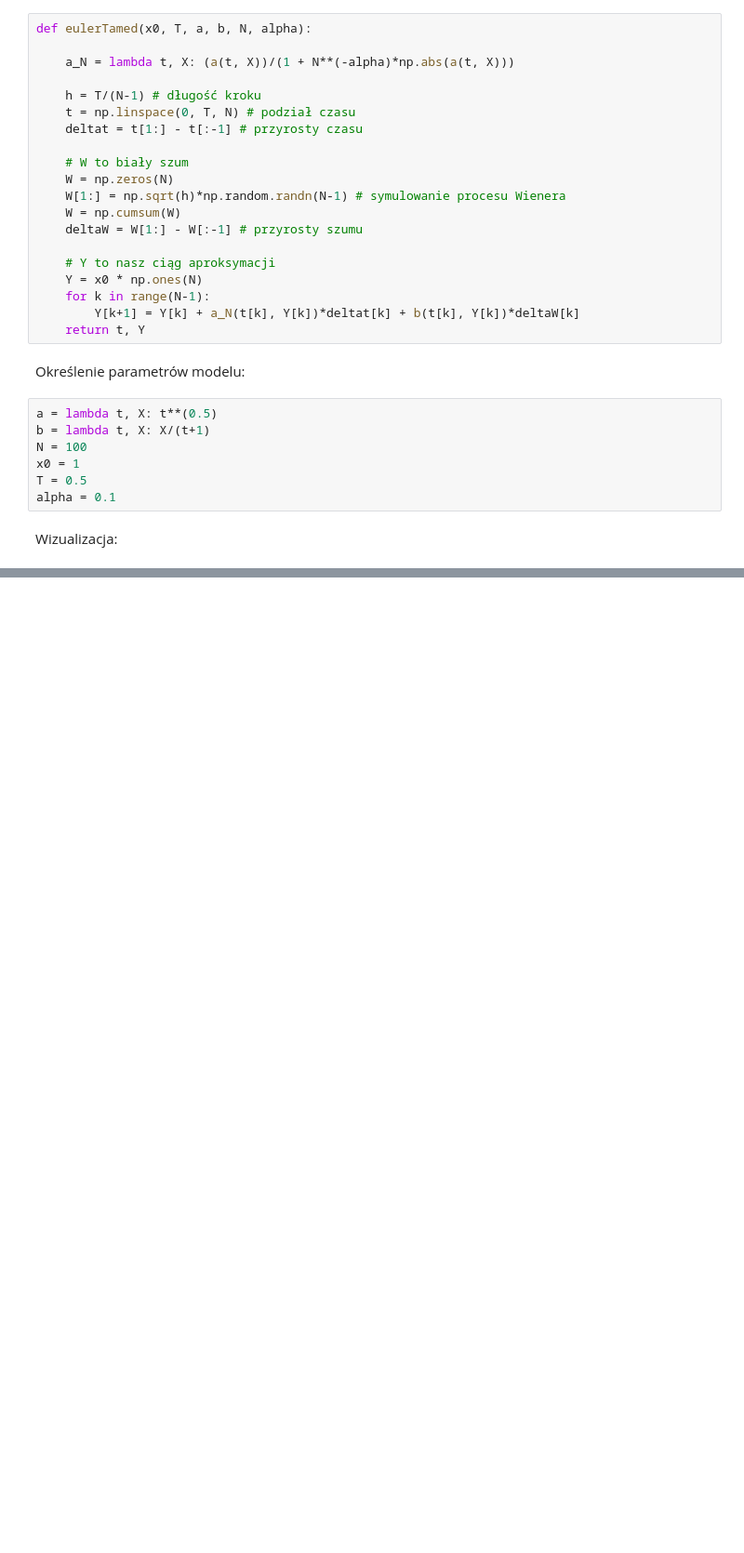
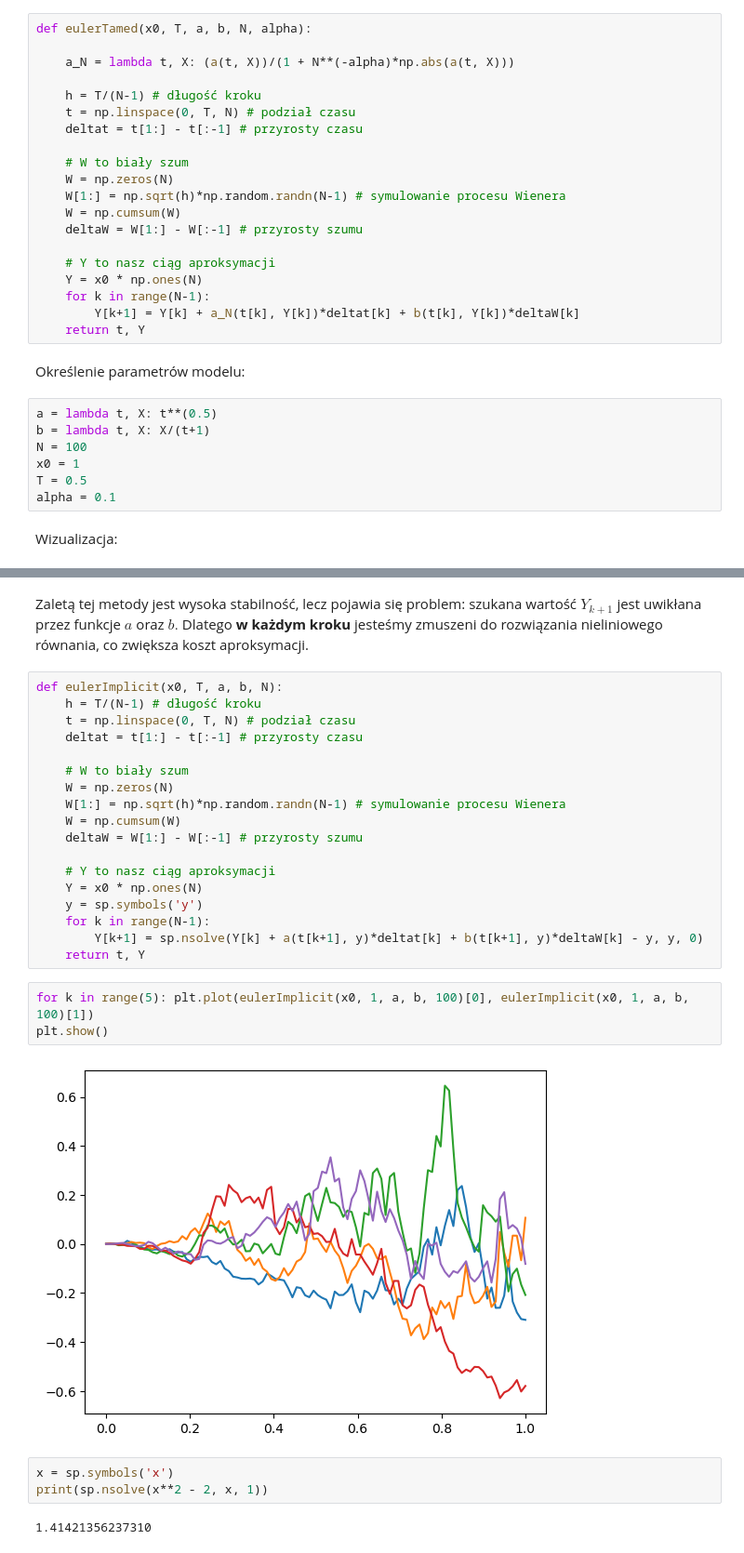
Before and after one commit to Hel4r/MNSRR-projekt-zaliczeniowy, a Jupyter notebook: symulacja.ipynb, the cells around one changed output, grey strips where cells are left out. Shown at 93% size. Drawn from its saved outputs; the diff is of its cells as text; blank space fills up the shorter version.

Commit message:
schemat zamknięty eulera; problem z rozwiązaniem nieliniowego równania metodą sympy.nsolve

```diff
--- a/symulacja.ipynb
+++ b/symulacja.ipynb
@@ -128,0 +140,30 @@ for k in range(10):
+# %% [markdown]
+Zaletą tej metody jest wysoka stabilność, lecz pojawia się problem: szukana wartość $Y_{k+1}$ jest uwikłana przez funkcje $a$ oraz $b.$ Dlatego **w każdym kroku** jesteśmy zmuszeni do rozwiązania nieliniowego równania, co zwiększa koszt aproksymacji.
+# %%
+def eulerImplicit(x0, T, a, b, N):
+    h = T/(N-1) # długość kroku
+    t = np.linspace(0, T, N) # podział czasu
+    deltat = t[1:] - t[:-1] # przyrosty czasu
+
+    # W to biały szum
+    W = np.zeros(N)
+    W[1:] = np.sqrt(h)*np.random.randn(N-1) # symulowanie procesu Wienera
+    W = np.cumsum(W)
+    deltaW = W[1:] - W[:-1] # przyrosty szumu
+
+    # Y to nasz ciąg aproksymacji
+    Y = x0 * np.ones(N)
+    y = sp.symbols('y')
+    for k in range(N-1):
+        Y[k+1] = sp.nsolve(Y[k] + a(t[k+1], y)*deltat[k] + b(t[k+1], y)*deltaW[k] - y, y, 0)
+    return t, Y
+# %%
+for k in range(5): plt.plot(eulerImplicit(x0, 1, a, b, 100)[0], eulerImplicit(x0, 1, a, b, 100)[1])
+plt.show()
+# %% [output]
+[figure, added]
+# %%
+x = sp.symbols('x')
+print(sp.nsolve(x**2 - 2, x, 1))
+# %% [output]
+1.41421356237310
```
Also changed, not shown: parts of 5 cells of this notebook.
